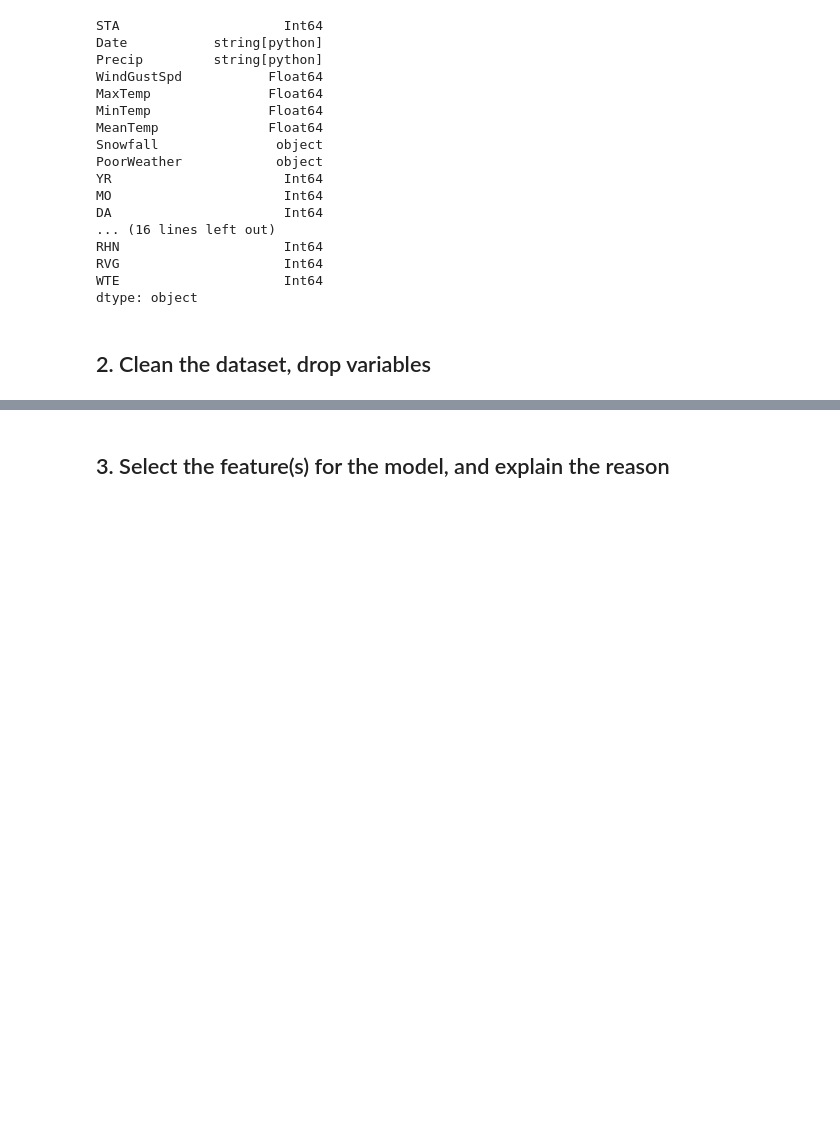
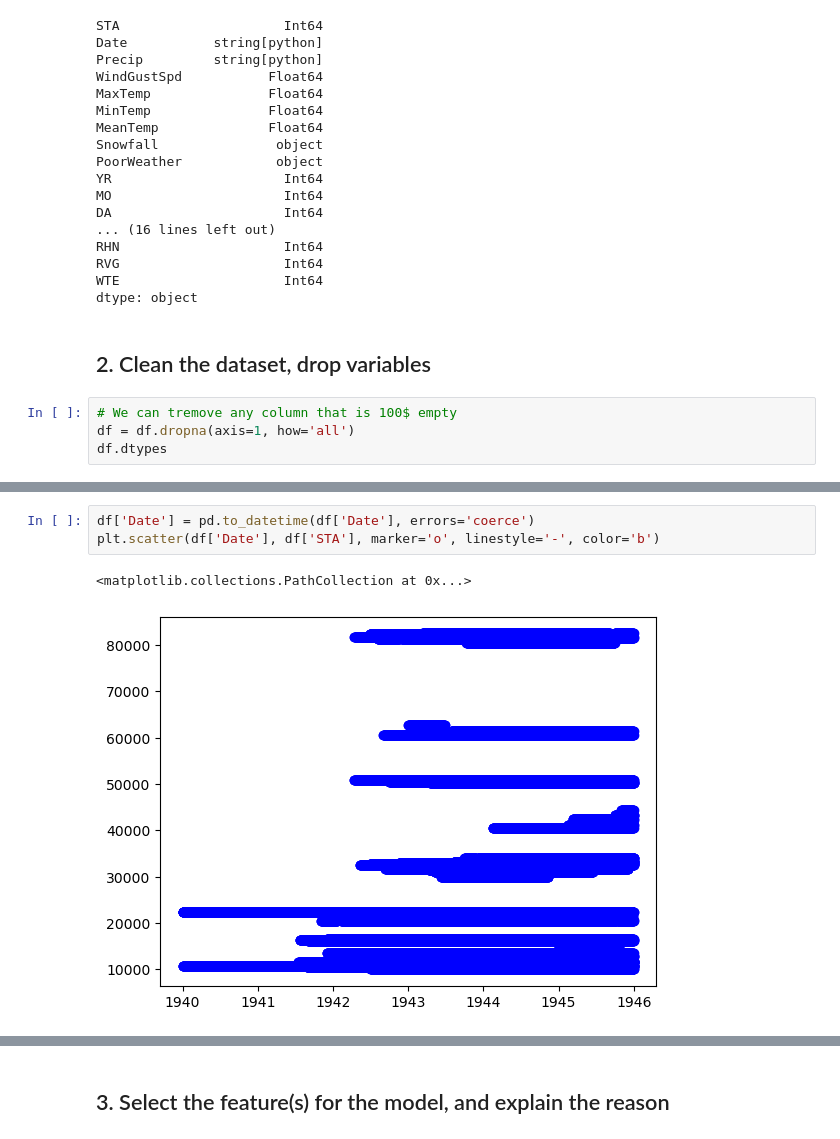
Before and after one commit to Kaiser271/2025-Phase-2, a Jupyter notebook: data-science/2. Machine Learning Project/part2_submission.ipynb, the cells around one changed output, grey strips where cells are left out. Drawn from its saved outputs; the diff is of its cells as text; blank space fills up the shorter version.

Commit message:
Initial data cleaning
Initial cleaning and visualization of data up to (but not including) Snowfall

```diff
--- a/data-science/2. Machine Learning Project/part2_submission.ipynb
+++ b/data-science/2. Machine Learning Project/part2_submission.ipynb
@@ -63,3 +64,7 @@ WTE                     Int64
 dtype: object
 # %% [markdown]
 ## 2. Clean the dataset, drop variables
+# %%
+# We can tremove any column that is 100$ empty
+df = df.dropna(axis=1, how='all')
+df.dtypes
@@ -65,0 +89,6 @@ dtype: object
+# %%
+df['Date'] = pd.to_datetime(df['Date'], errors='coerce')
+plt.scatter(df['Date'], df['STA'], marker='o', linestyle='-', color='b')
+# %% [output]
+<matplotlib.collections.PathCollection at 0x...>
+[figure, added]
```
Also changed, not shown: parts of 12 cells of this notebook.
